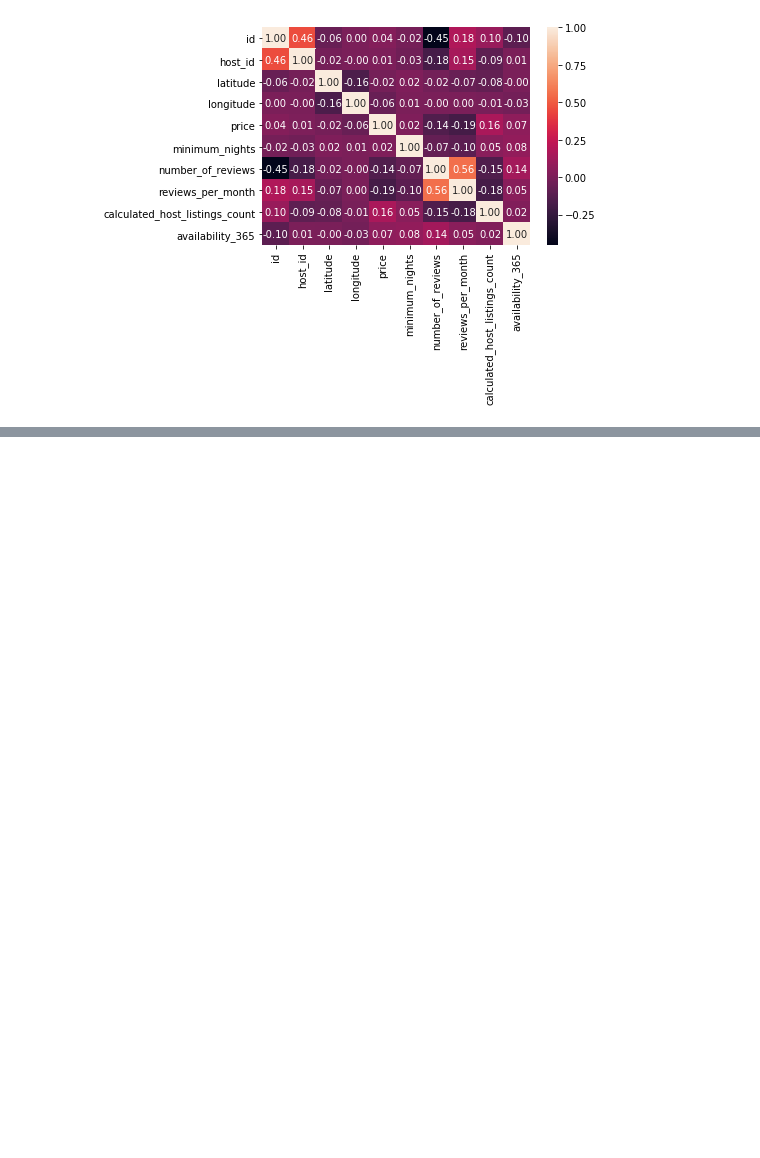
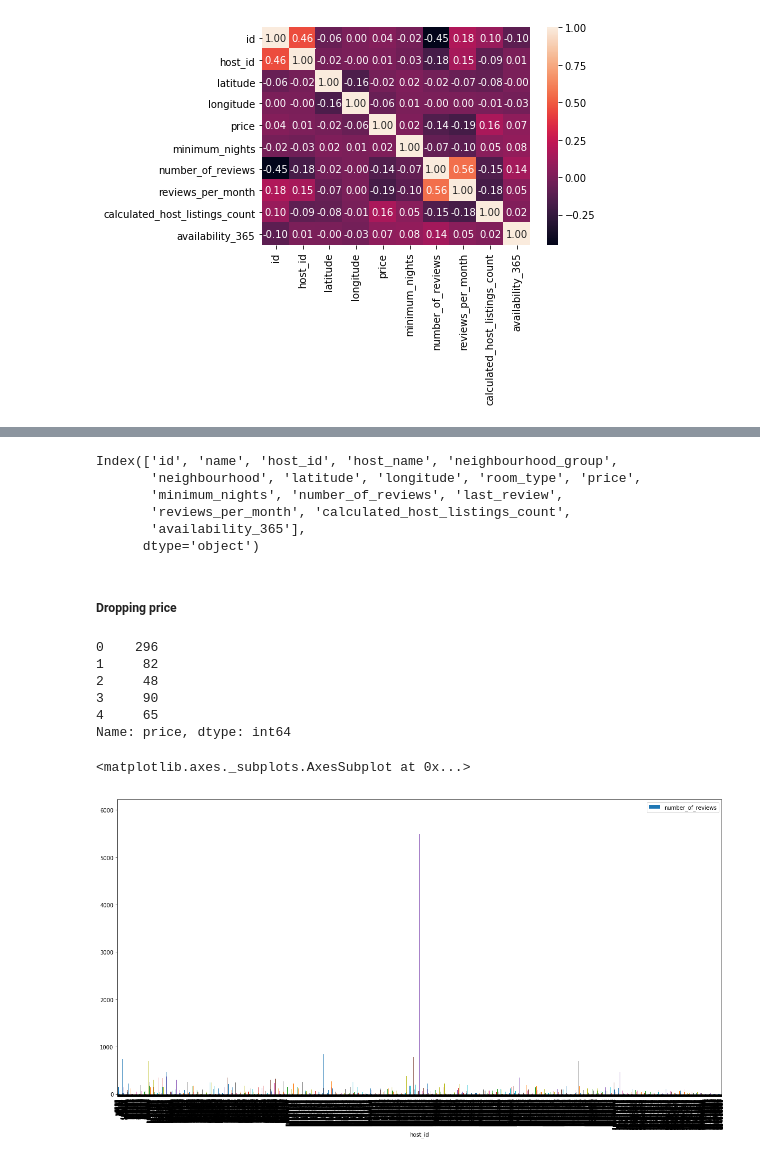
Before and after one commit to SimplifyData/Predict-Airbnb-Prices-in-Seattle, a Jupyter notebook: seattle_airbnb.ipynb, the cells around one changed output, grey strips where cells are left out. Saved outputs shown, nothing was run; the diff lists cells and outputs as text; code cells hidden in the pictures; blank space fills up the shorter version.

```diff
--- a/seattle_airbnb.ipynb
+++ b/seattle_airbnb.ipynb
@@ -906,0 +966,11 @@ sns.heatmap(airbnb_listing_df.corr(), annot = True, fmt = '.2f')
+# %%
+airbnb_listing_df.columns
+# %% [output]
+Index(['id', 'name', 'host_id', 'host_name', 'neighbourhood_group',
+       'neighbourhood', 'latitude', 'longitude', 'room_type', 'price',
+       'minimum_nights', 'number_of_reviews', 'last_review',
+       'reviews_per_month', 'calculated_host_listings_count',
+       'availability_365'],
+      dtype='object')
+# %% [markdown]
+##### Dropping price
@@ -906,0 +979,16 @@ sns.heatmap(airbnb_listing_df.corr(), annot = True, fmt = '.2f')
+# %%
+price_raw.head()
+# %% [output]
+0    296
+1     82
+2     48
+3     90
+4     65
+Name: price, dtype: int64
+# %%
+features_raw = airbnb_listing_df.drop(['price',"name", "host_name", "latitude", "longitude"], axis = 1, )
+# %%
+features_raw.groupby("host_id")["number_of_reviews"].sum().plot(kind = "bar", figsize = (20,10), legend = True)
+# %% [output]
+<matplotlib.axes._subplots.AxesSubplot at 0x...>
+[figure, added]
```
Also changed, not shown: parts of 13 cells of this notebook.
